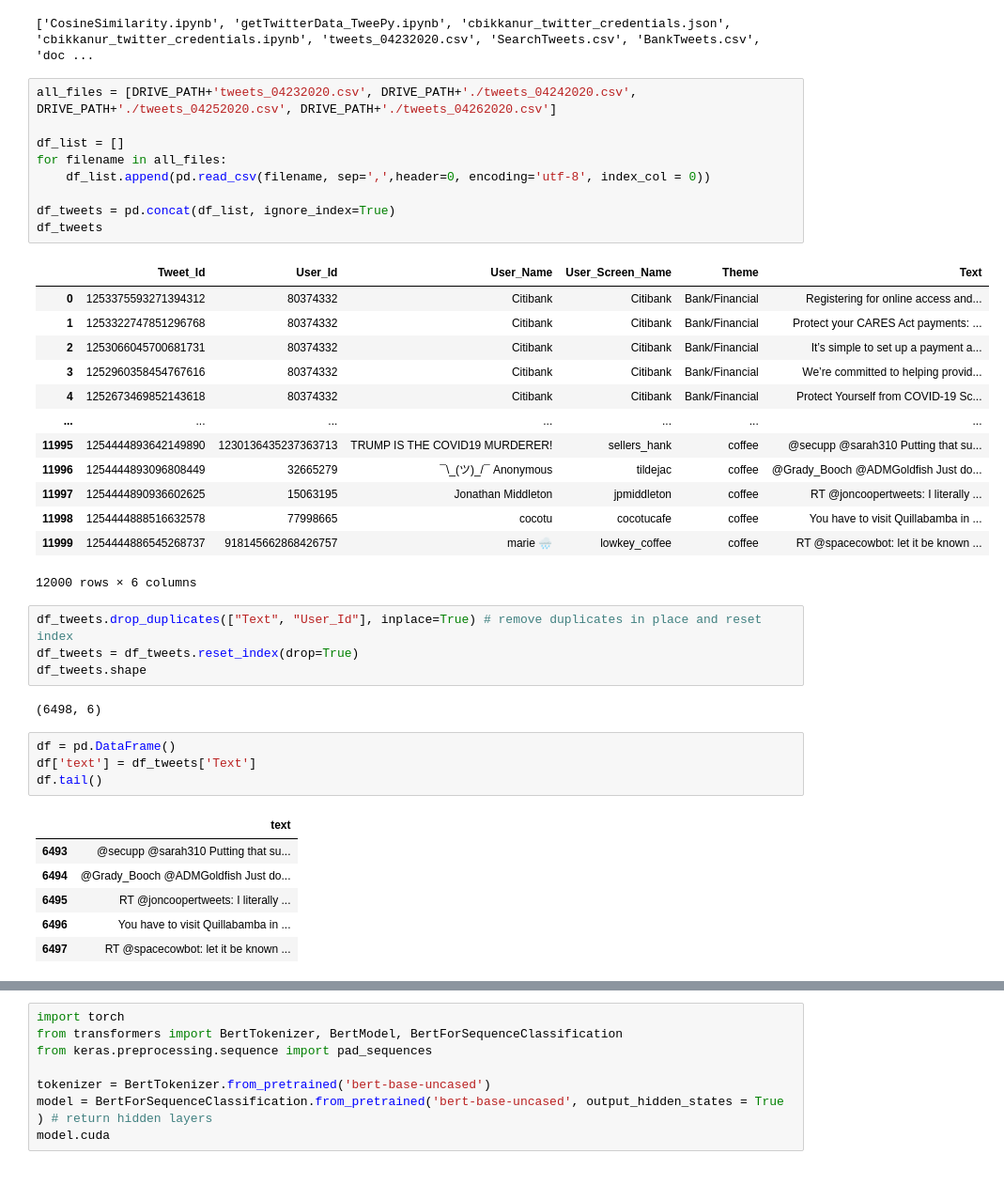
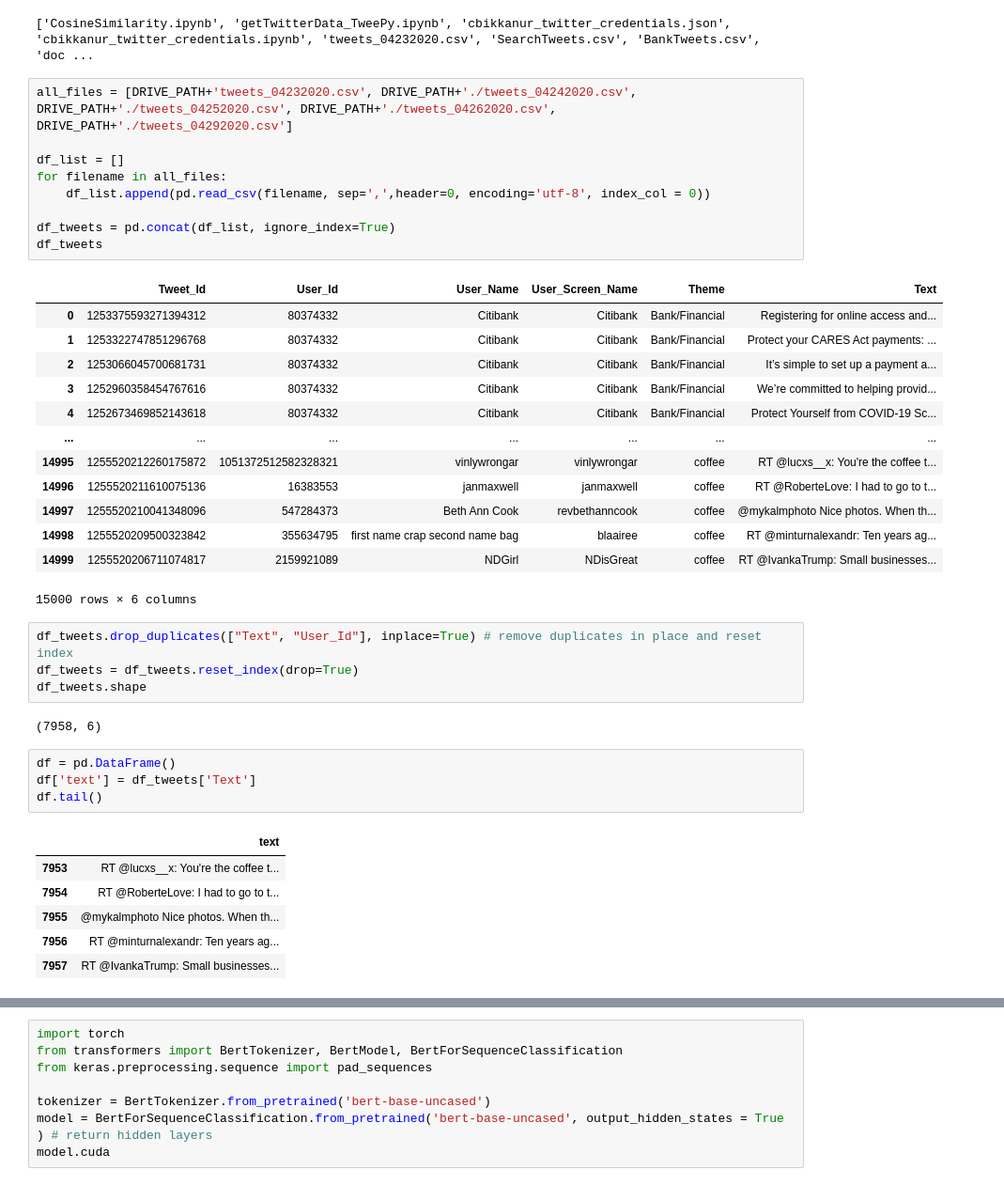
Before and after one commit to cbikkanur/twitter, a Jupyter notebook: documentSimilarity_BERT.ipynb, the cells around one changed output, grey strips where cells are left out. Shown at 94% size. Drawn from its saved outputs; the diff is of its cells as text.

```diff
--- a/documentSimilarity_BERT.ipynb
+++ b/documentSimilarity_BERT.ipynb
@@ -49,45 +51,45 @@ print(os.listdir(DRIVE_PATH))
 # %% [output]
 ['CosineSimilarity.ipynb', 'getTwitterData_TweePy.ipynb', 'cbikkanur_twitter_credentials.json', 'cbikkanur_twitter_credentials.ipynb', 'tweets_04232020.csv', 'SearchTweets.csv', 'BankTweets.csv', 'doc ...
 # %%
-all_files = [DRIVE_PATH+'tweets_04232020.csv', DRIVE_PATH+'./tweets_04242020.csv', DRIVE_PATH+'./tweets_04252020.csv', DRIVE_PATH+'./tweets_04262020.csv']
+all_files = [DRIVE_PATH+'tweets_04232020.csv', DRIVE_PATH+'./tweets_04242020.csv', DRIVE_PATH+'./tweets_04252020.csv', DRIVE_PATH+'./tweets_04262020.csv', DRIVE_PATH+'./tweets_04292020.csv']
 
 df_list = []
 for filename in all_files:
     df_list.append(pd.read_csv(filename, sep=',',header=0, encoding='utf-8', index_col = 0))
 
 df_tweets = pd.concat(df_list, ignore_index=True)
 df_tweets
 # %% [output]
 |  | Tweet_Id | User_Id | User_Name | User_Screen_Name | Theme | Text |
 | 0 | 1253375593271394312 | 80374332 | Citibank | Citibank | Bank/Financial | Registering for online access and... |
 | 1 | 1253322747851296768 | 80374332 | Citibank | Citibank | Bank/Financial | Protect your CARES Act payments: ... |
 | 2 | 1253066045700681731 | 80374332 | Citibank | Citibank | Bank/Financial | It’s simple to set up a payment a... |
 | 3 | 1252960358454767616 | 80374332 | Citibank | Citibank | Bank/Financial | We’re committed to helping provid... |
 | 4 | 1252673469852143618 | 80374332 | Citibank | Citibank | Bank/Financial | Protect Yourself from COVID-19 Sc... |
 | ... | ... | ... | ... | ... | ... | ... |
-| 11995 | 1254444893642149890 | 1230136435237363713 | TRUMP IS THE COVID19 MURDERER! | sellers_hank | coffee | @secupp @sarah310 Putting that su... |
-| 11996 | 1254444893096808449 | 32665279 | ¯\_(ツ)_/¯ Anonymous | tildejac | coffee | @Grady_Booch @ADMGoldfish Just do... |
-| 11997 | 1254444890936602625 | 15063195 | Jonathan Middleton | jpmiddleton | coffee | RT @joncoopertweets: I literally ... |
-| 11998 | 1254444888516632578 | 77998665 | cocotu | cocotucafe | coffee | You have to visit Quillabamba in ... |
-| 11999 | 1254444886545268737 | 918145662868426757 | marie 🌧 | lowkey_coffee | coffee | RT @spacecowbot: let it be known ... |
+| 14995 | 1255520212260175872 | 1051372512582328321 | vinlywrongar | vinlywrongar | coffee | RT @lucxs__x: You're the coffee t... |
+| 14996 | 1255520211610075136 | 16383553 | janmaxwell | janmaxwell | coffee | RT @RoberteLove: I had to go to t... |
+| 14997 | 1255520210041348096 | 547284373 | Beth Ann Cook | revbethanncook | coffee | @mykalmphoto Nice photos. When th... |
+| 14998 | 1255520209500323842 | 355634795 | first name crap second name bag | blaairee | coffee | RT @minturnalexandr: Ten years ag... |
+| 14999 | 1255520206711074817 | 2159921089 | NDGirl | NDisGreat | coffee | RT @IvankaTrump: Small businesses... |
-12000 rows × 6 columns
+15000 rows × 6 columns
 # %%
 df_tweets.drop_duplicates(["Text", "User_Id"], inplace=True) # remove duplicates in place and reset index
 df_tweets = df_tweets.reset_index(drop=True)
 df_tweets.shape
 # %% [output]
-(6498, 6)
+(7958, 6)
 # %%
 df = pd.DataFrame()
 df['text'] = df_tweets['Text']
 df.tail()
 # %% [output]
 |  | text |
-| 6493 | @secupp @sarah310 Putting that su... |
-| 6494 | @Grady_Booch @ADMGoldfish Just do... |
-| 6495 | RT @joncoopertweets: I literally ... |
-| 6496 | You have to visit Quillabamba in ... |
-| 6497 | RT @spacecowbot: let it be known ... |
+| 7953 | RT @lucxs__x: You're the coffee t... |
+| 7954 | RT @RoberteLove: I had to go to t... |
+| 7955 | @mykalmphoto Nice photos. When th... |
+| 7956 | RT @minturnalexandr: Ten years ag... |
+| 7957 | RT @IvankaTrump: Small businesses... |
 # %%
 total_indices_size = df.shape[0]
 train_size = 0.8
```
Also changed, not shown: parts of 26 cells of this notebook.
